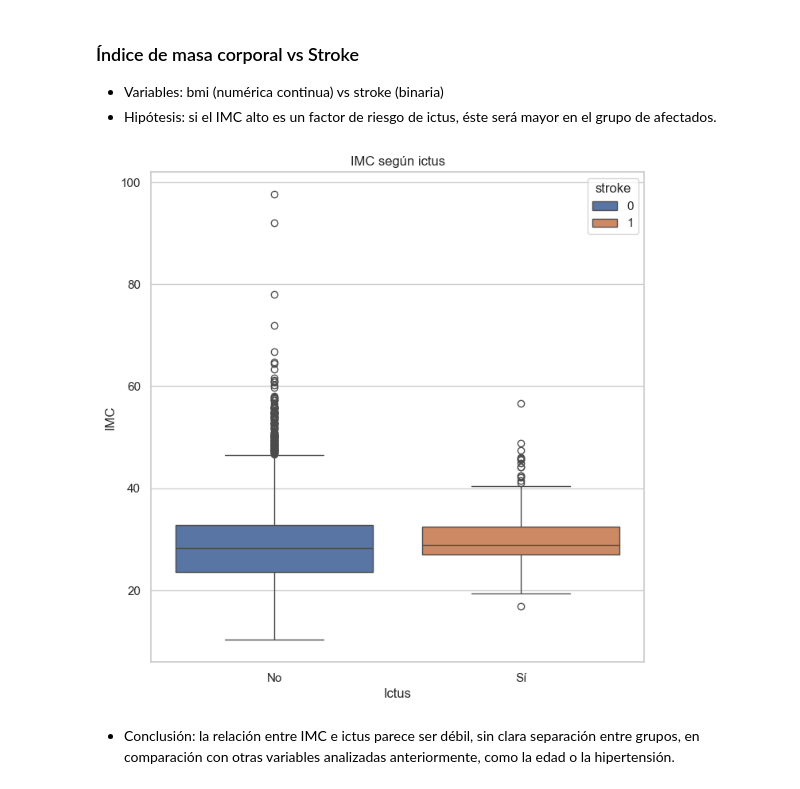
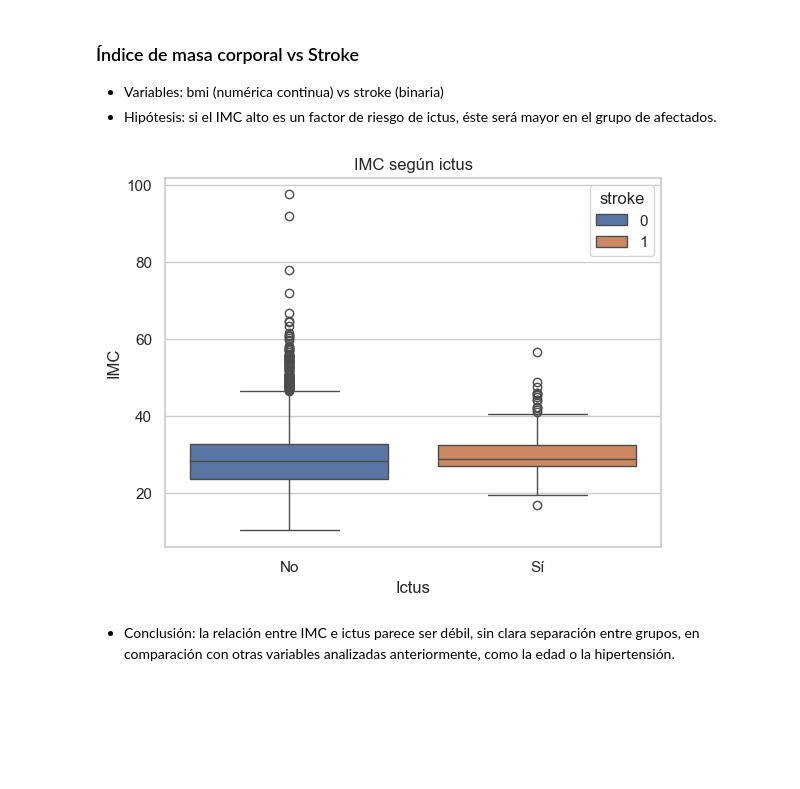
Before and after one commit to eleacos/EDA_Stroke_Prediction, a Jupyter notebook: src/notebooks/notebook-eda-inicial.ipynb, the cells around one changed output. Saved outputs shown, nothing was run; the diff lists cells and outputs as text; code cells hidden in the pictures; blank space fills up the shorter version.

```diff
--- a/src/notebooks/notebook-eda-inicial.ipynb
+++ b/src/notebooks/notebook-eda-inicial.ipynb
@@ -429,20 +429,19 @@ plt.show()
 - Hipótesis: si el IMC alto es un factor de riesgo de ictus, éste será mayor en el grupo de afectados.
 # %%
 # Boxplot
-plt.figure(figsize=(8,8))
 sns.boxplot(
     x='stroke',
     y='bmi',
     hue = 'stroke',
     data=df_stroke)
 
 plt.xlabel('Ictus')
 plt.ylabel('IMC')
 plt.title('IMC según ictus')
 plt.xticks([0, 1], ['No', 'Sí'], rotation=0)
 plt.show()
 # %% [output]
-[figure, old version]
+[figure, new version]
 # %% [markdown]
 - Conclusión: la relación entre IMC e ictus parece ser débil, sin clara separación entre grupos, en comparación con otras variables analizadas anteriormente, como la edad o la hipertensión.
 # %% [markdown]
```
Also changed, not shown: parts of 2 cells of this notebook.
